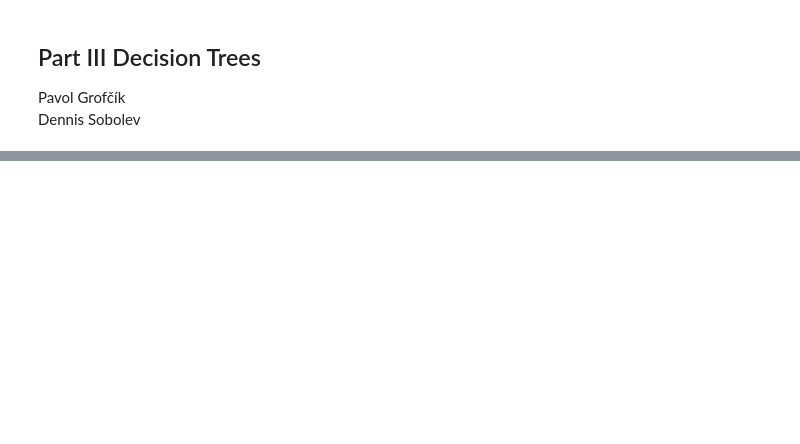
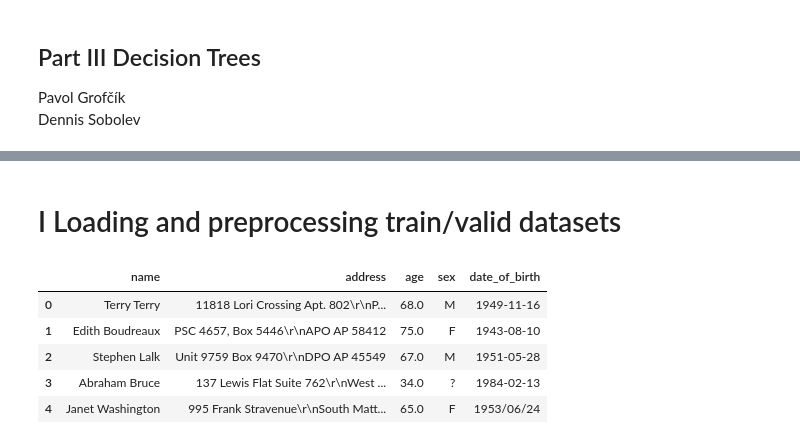
Before and after one commit to PavolGrofcik/INANU, a Jupyter notebook: Decision Trees ML Final.ipynb, the cells around one changed output, grey strips where cells are left out. Saved outputs shown, nothing was run; the diff lists cells and outputs as text; code cells hidden in the pictures; blank space fills up the shorter version.

```diff
--- a/Decision Trees ML Final.ipynb
+++ b/Decision Trees ML Final.ipynb
@@ -44,0 +51,2 @@ ps.dict_values(dictionary={1:"Ahoj", 2:"True"})
+# %% [markdown]
+# I Loading and preprocessing train/valid datasets
@@ -44,0 +58,12 @@ ps.dict_values(dictionary={1:"Ahoj", 2:"True"})
+# %%
+#Loading train sample
+df_personal = pd.read_csv("Datasets/personal_train.csv", index_col=0)
+df_other = pd.read_csv("Datasets/other_train.csv", index_col=0)
+df_personal.head()
+# %% [output]
+|  | name | address | age | sex | date_of_birth |
+| 0 | Terry Terry | 11818 Lori Crossing Apt. 802\r\nP... | 68.0 | M | 1949-11-16 |
+| 1 | Edith Boudreaux | PSC 4657, Box 5446\r\nAPO AP 58412 | 75.0 | F | 1943-08-10 |
+| 2 | Stephen Lalk | Unit 9759 Box 9470\r\nDPO AP 45549 | 67.0 | M | 1951-05-28 |
+| 3 | Abraham Bruce | 137 Lewis Flat Suite 762\r\nWest ... | 34.0 | ? | 1984-02-13 |
+| 4 | Janet Washington | 995 Frank Stravenue\r\nSouth Matt... | 65.0 | F | 1953/06/24 |
```
Also changed, not shown: parts of 43 cells of this notebook, 3 other files.
